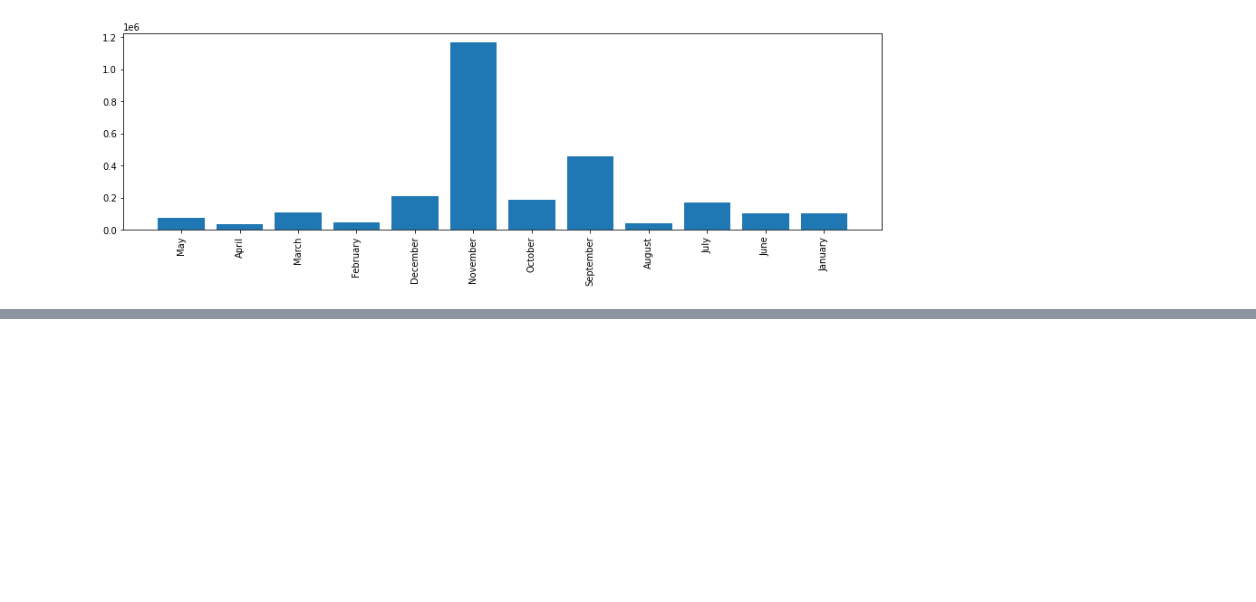
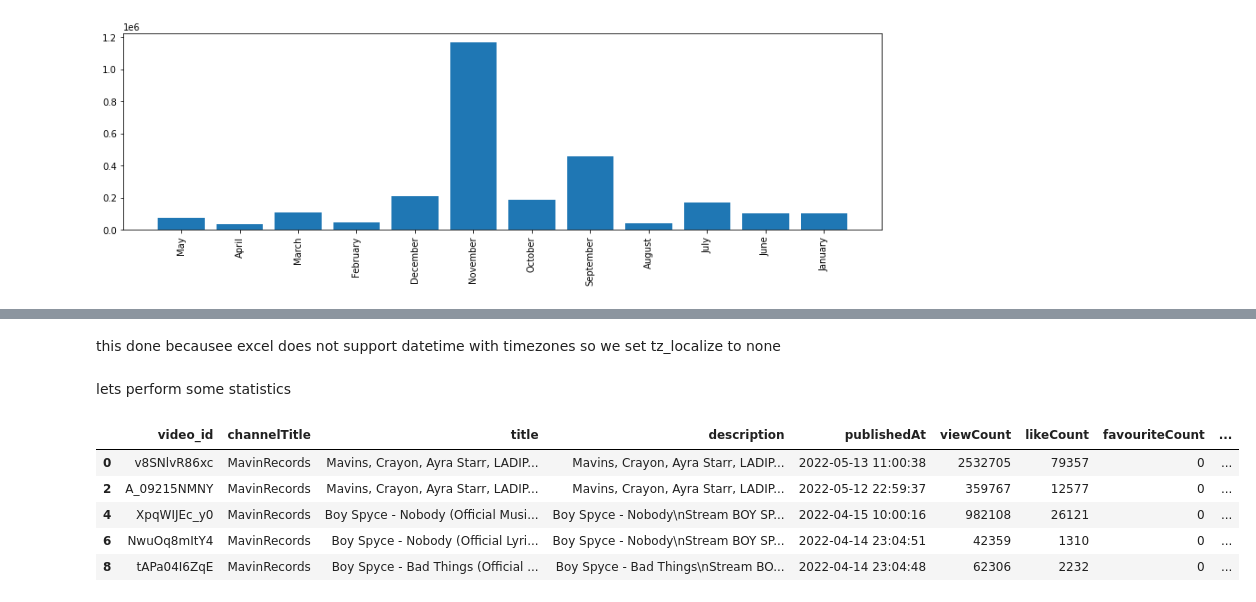
Before and after one commit to Tolubaba/porfolio-projects, a Jupyter notebook: mavins_youtube_api_stats.ipynb, the cells around one changed output, grey strips where cells are left out. Drawn from its saved outputs; the diff is of its cells as text; code cells hidden in the pictures; blank space fills up the shorter version.

```diff
--- a/mavins_youtube_api_stats.ipynb
+++ b/mavins_youtube_api_stats.ipynb
@@ -432,3 +427,16 @@ df['Date'] = df['Date'].dt.tz_localize(None)
 df['Release_Time']=df['Release_Time'].dt.tz_localize(None)
 # %%
 df['publishedAt']=df['publishedAt'].dt.tz_localize(None)
+# %% [markdown]
+this done becausee excel does not support datetime with timezones so we set tz_localize to none
+# %% [markdown]
+lets perform some statistics
+# %%
+df.head()
+# %% [output]
+|  | video_id | channelTitle | title | description | publishedAt | viewCount | likeCount | favouriteCount | ... |
+| 0 | v8SNlvR86xc | MavinRecords | Mavins, Crayon, Ayra Starr, LADIP... | Mavins, Crayon, Ayra Starr, LADIP... | 2022-05-13 11:00:38 | 2532705 | 79357 | 0 | ... |
+| 2 | A_09215NMNY | MavinRecords | Mavins, Crayon, Ayra Starr, LADIP... | Mavins, Crayon, Ayra Starr, LADIP... | 2022-05-12 22:59:37 | 359767 | 12577 | 0 | ... |
+| 4 | XpqWIJEc_y0 | MavinRecords | Boy Spyce - Nobody (Official Musi... | Boy Spyce - Nobody\nStream BOY SP... | 2022-04-15 10:00:16 | 982108 | 26121 | 0 | ... |
+| 6 | NwuOq8mItY4 | MavinRecords | Boy Spyce - Nobody (Official Lyri... | Boy Spyce - Nobody\nStream BOY SP... | 2022-04-14 23:04:51 | 42359 | 1310 | 0 | ... |
+| 8 | tAPa04I6ZqE | MavinRecords | Boy Spyce - Bad Things (Official ... | Boy Spyce - Bad Things\nStream BO... | 2022-04-14 23:04:48 | 62306 | 2232 | 0 | ... |
```
Also changed, not shown: parts of 26 cells of this notebook.
